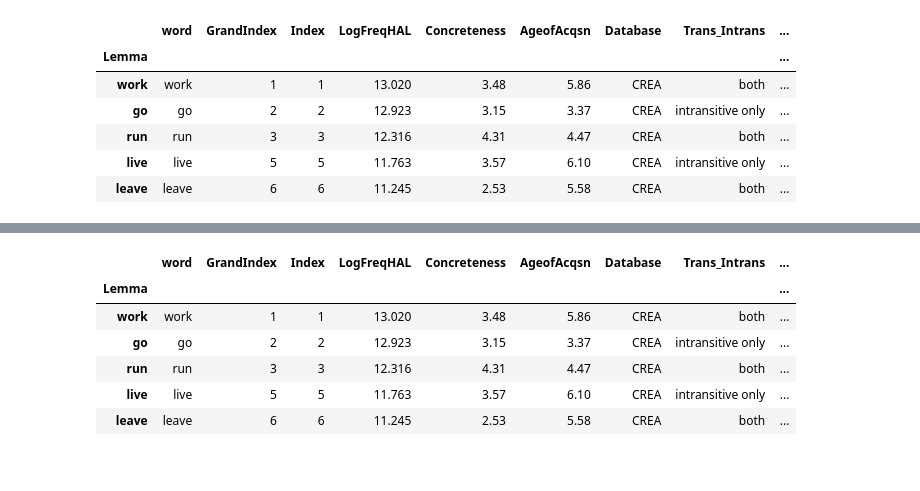
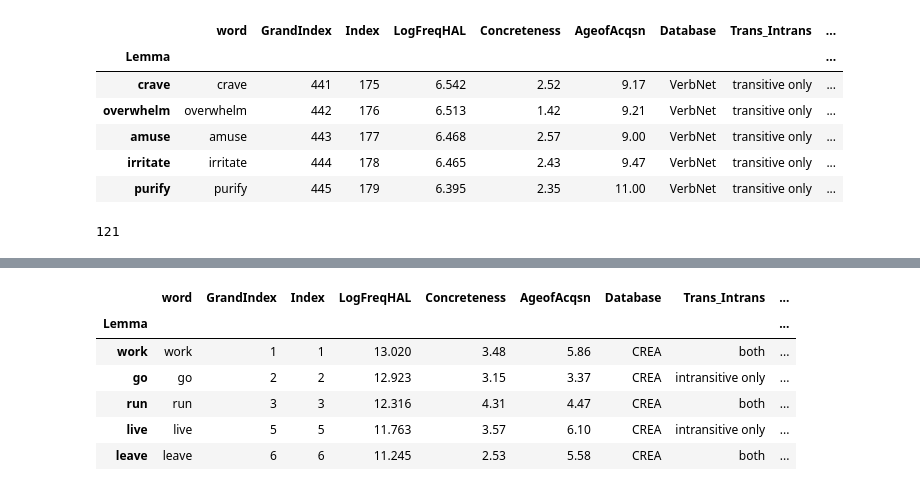
Before and after one commit to sonhkim/VerbVec, a Jupyter notebook: CreateVerbList.ipynb, the cells around one changed output, grey strips where cells are left out. Saved outputs shown, nothing was run; the diff lists cells and outputs as text; code cells hidden in the pictures.

```diff
--- a/CreateVerbList.ipynb
+++ b/CreateVerbList.ipynb
@@ -143,15 +143,15 @@ df = rearrange_col(df, 'In', 'SynClassNew')
 df['word'] = df.index
 df = rearrange_col(df, 'word', 'GrandIndex', right=False)
 # %%
-df.head()
+df.tail()
 # %% [output]
 |  | word | GrandIndex | Index | LogFreqHAL | Concreteness | AgeofAcqsn | Database | Trans_Intrans | ... |
 | Lemma |  |  |  |  |  |  |  |  | ... |
-| work | work | 1 | 1 | 13.020 | 3.48 | 5.86 | CREA | both | ... |
-| go | go | 2 | 2 | 12.923 | 3.15 | 3.37 | CREA | intransitive only | ... |
-| run | run | 3 | 3 | 12.316 | 4.31 | 4.47 | CREA | both | ... |
-| live | live | 5 | 5 | 11.763 | 3.57 | 6.10 | CREA | intransitive only | ... |
-| leave | leave | 6 | 6 | 11.245 | 2.53 | 5.58 | CREA | both | ... |
+| crave | crave | 441 | 175 | 6.542 | 2.52 | 9.17 | VerbNet | transitive only | ... |
+| overwhelm | overwhelm | 442 | 176 | 6.513 | 1.42 | 9.21 | VerbNet | transitive only | ... |
+| amuse | amuse | 443 | 177 | 6.468 | 2.57 | 9.00 | VerbNet | transitive only | ... |
+| irritate | irritate | 444 | 178 | 6.465 | 2.43 | 9.47 | VerbNet | transitive only | ... |
+| purify | purify | 445 | 179 | 6.395 | 2.35 | 11.00 | VerbNet | transitive only | ... |
 # %%
 unergative = df[df['SynClassNew']=='unergative'].index.tolist()
 unaccusative = df[df['SynClassNew']=='unaccusative'].index.tolist()
@@ -160,6 +160,10 @@ transitive = df[df['SynClassNew']=='transitive'].index.tolist()
 # print ('unergative', len(unergative))
 # print ('unaccusative', len(unaccusative))
 # print ('transitive', len(transitive))
+# %%
+len(transitive)
+# %% [output]
+121
 # %%
 colnames = list(df.columns.values)
 cols_to_test = ['LogFreqHAL', 'AgeofAcqsn', 'Percentage_dom_PoS', 'Length', 'Ortho_N', 'Phono_N',\
```
Also changed, not shown: parts of 24 cells of this notebook.
